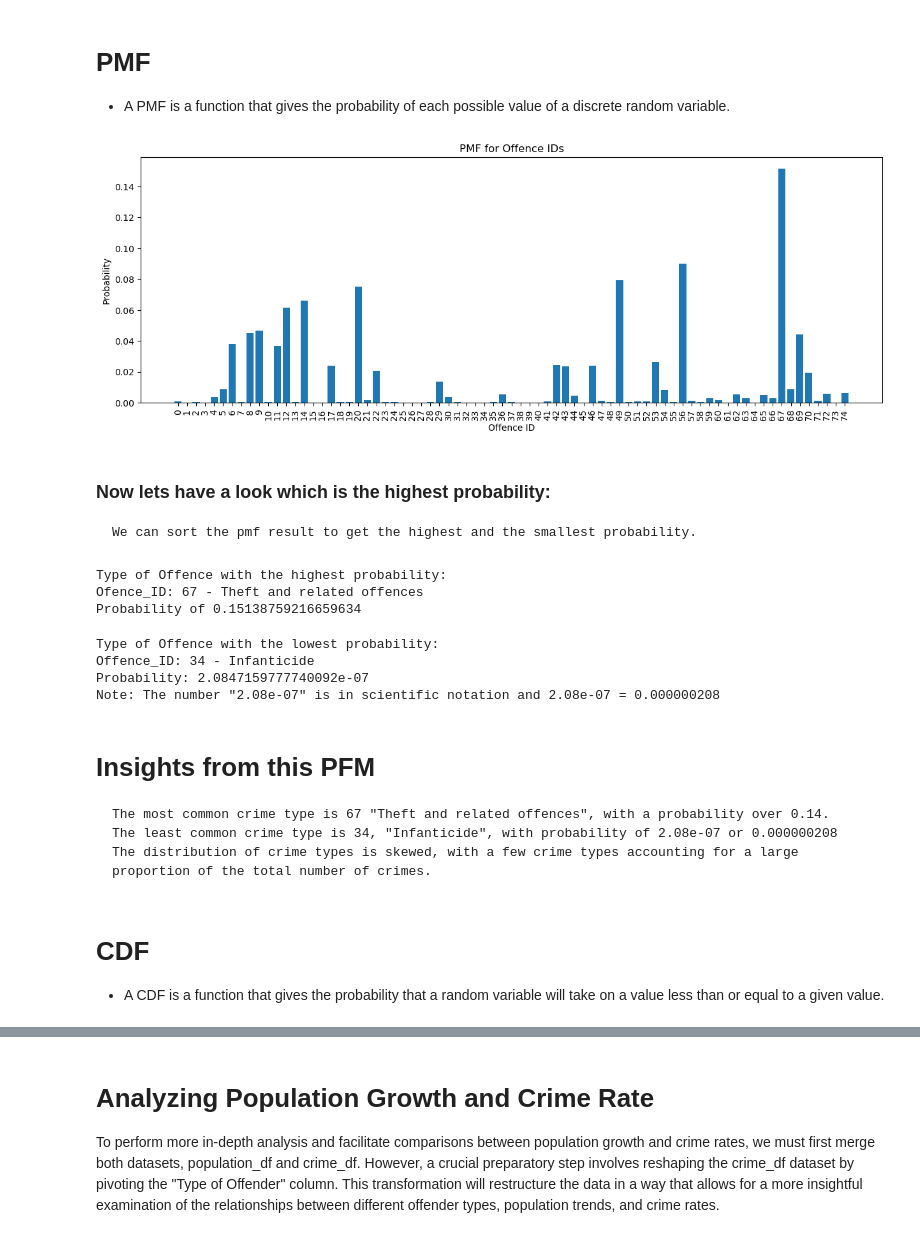
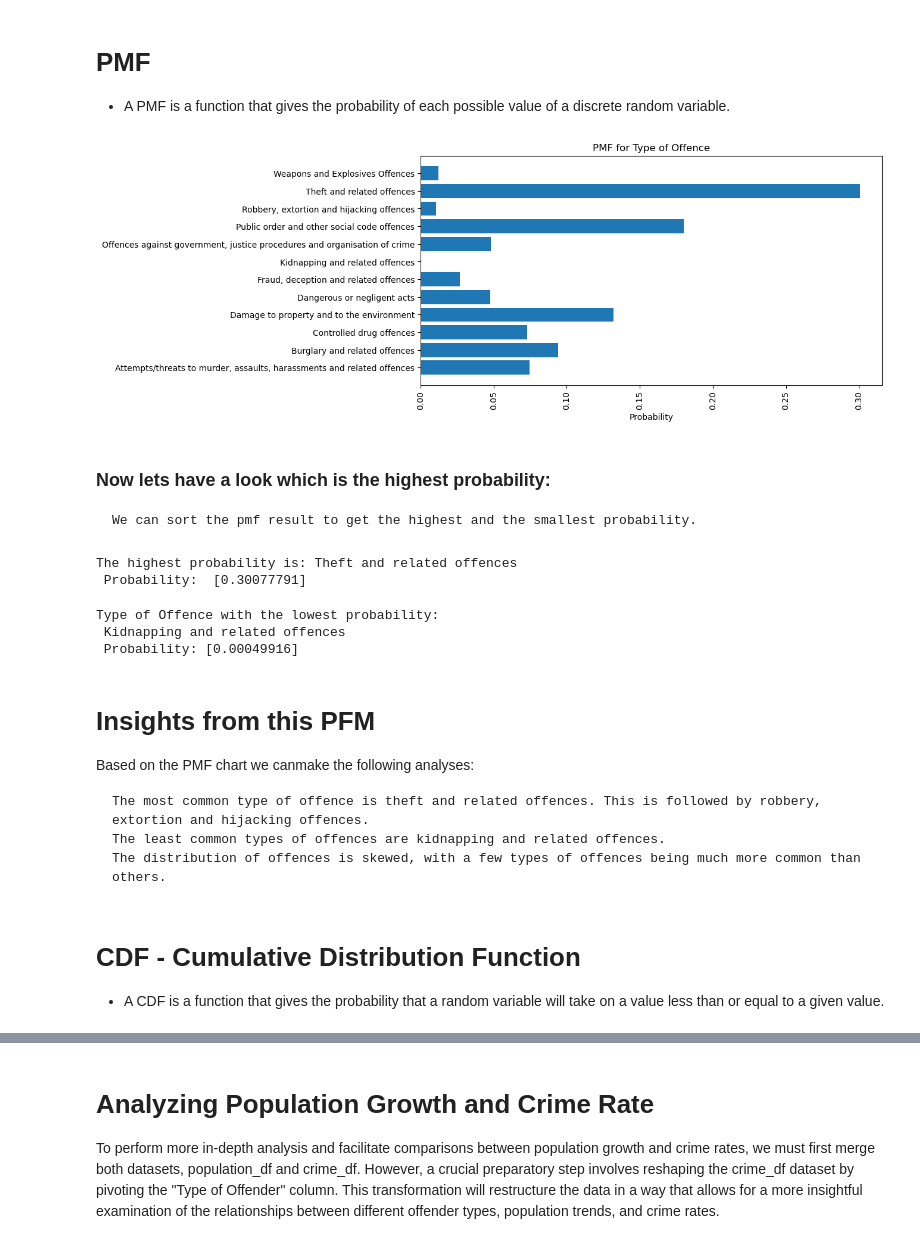
Before and after one commit to jmdtanalyst/MSC_DA_CA1, a Jupyter notebook: MSC_DA_CA1_Jose_Mario.ipynb, the cells around one changed output, grey strips where cells are left out. Cells and saved outputs as stored; diff of their text form; code cells hidden in the pictures.

```diff
--- a/MSC_DA_CA1_Jose_Mario.ipynb
+++ b/MSC_DA_CA1_Jose_Mario.ipynb
@@ -14,11 +20,10 @@ import seaborn as sns
 import warnings
 warnings.filterwarnings('ignore') # We can suppress the warnings
 # %%
-
 #Datasets:
 pea07="./Datasets/PEA07-Estimated_Pupulation-1996-2017.csv"
 pea04 ="./Datasets/PEA04-Estimated_Pupulation-2011-2023.csv"
-cjq01 ="./Datasets/CJQ01-recorded_crime_2002-2023.csv"
+cjq01 ="./Datasets/CJQ01-recorded_crime_2002-2022.csv"
 
 # the fist dataset will be pop01_df
 pop01_df=pd.read_csv(pea07)
@@ -703,70 +682,55 @@ crime_group.head()
 * A PMF is a function that gives the probability of each possible value of a discrete random variable.
 # %%
 
-fig,ax=plt.subplots(figsize=(15,5))
+fig,ax=plt.subplots(figsize=(10,5))
 
 # Calculate the weighted counts of 'Offence_ID' using 'VALUE'
-weighted_counts = crime_group.groupby('Offence_ID')['VALUE'].sum()
+weighted_counts = crime_df.groupby('Type of Offence')['VALUE'].sum()
 
 # Calculate the total sum of 'VALUE'
 total_value_sum = weighted_counts.sum()
 
 # Calculate the PMF by normalizing the weighted counts
 pmf = Pmf(weighted_counts / total_value_sum)
 
 # Create a list of labels for the x-axis based on 'Offence_ID' values
 offence_id_labels = [str(offence_id) for offence_id in pmf.index]
 
 # Plot the PMF with labels on the x-axis
-plt.bar(offence_id_labels, pmf)
-plt.xlabel('Offence ID')
-plt.ylabel('Probability')
-plt.title('PMF for Offence IDs')
-plt.xticks(rotation=90)  # Rotate x-axis labels for readability
+plt.barh(offence_id_labels, pmf)
+plt.xlabel('Probability')
+plt.title('PMF for Type of Offence')
+plt.xticks(rotation=90)
 plt.show()
 # %% [output]
-[figure, old version]
+[figure, new version]
 # %% [markdown]
 ### Now lets have a look which is the highest probability:
     We can sort the pmf result to get the highest and the smallest probability.
 # %%
 # Find the 'Type of Offence' with the highest probability
 highest = pmf.sort_values(ascending=False).head(1)
-
-highest_type = crime_group[crime_group['Offence_ID'] == highest.index[0]]['Type of Offence'].values[0]
-
-highest_value = highest.values[0]
-
-print(f'Type of Offence with the highest probability:')
-print(f'Ofence_ID: {highest.index[0]} - {highest_type}')
-print(f'Probability of {highest_value}')
+print(f'The highest probability is: {highest.index[0]} \n Probability:  {highest.values}')
 # %% [output]
-Type of Offence with the highest probability:
-Ofence_ID: 67 - Theft and related offences
-Probability of 0.15138759216659634
+The highest probability is: Theft and related offences
+ Probability:  [0.30077791]
 # %%
 # Find the 'Type of Offence' with the lowest probability
 lowest = pmf.sort_values(ascending=True).head(1)
-lowest_type = crime_group[crime_group['Offence_ID'] == lowest.index[0]]['Type of Offence'].values[0]
-lowest_value = lowest.values[0]
-
-print(f'Type of Offence with the lowest probability:')
-print(f'Offence_ID: {lowest.index[0]} - {lowest_type}')
-print(f'Probability: {lowest_value}')
-
-print('Note: The number "2.08e-07" is in scientific notation and 2.08e-07 = 0.000000208')
+print(f'Type of Offence with the lowest probability: \n {lowest.index[0]} \n Probability: {lowest.values}')
 # %% [output]
 Type of Offence with the lowest probability:
-Offence_ID: 34 - Infanticide
-Probability: 2.0847159777740092e-07
-Note: The number "2.08e-07" is in scientific notation and 2.08e-07 = 0.000000208
+ Kidnapping and related offences
+ Probability: [0.00049916]
 # %% [markdown]
 # Insights from this PFM
 
-    The most common crime type is 67 "Theft and related offences", with a probability over 0.14.
-    The least common crime type is 34, "Infanticide", with probability of 2.08e-07 or 0.000000208
-    The distribution of crime types is skewed, with a few crime types accounting for a large proportion of the total number of crimes.
+Based on the PMF chart we canmake the following analyses:
+
+    The most common type of offence is theft and related offences. This is followed by robbery, extortion and hijacking offences.
+    The least common types of offences are kidnapping and related offences.
+    The distribution of offences is skewed, with a few types of offences being much more common than others.
 # %% [markdown]
-# CDF
-* A CDF is a function that gives the probability that a random variable will take on a value less than or equal to a given value.
+# CDF - Cumulative Distribution Function
+* A CDF  is a function that gives the probability that a random variable will take on a value less than or equal to a given value.
 # %%
```
Also changed, not shown: parts of 154 cells of this notebook, 7 other files.
